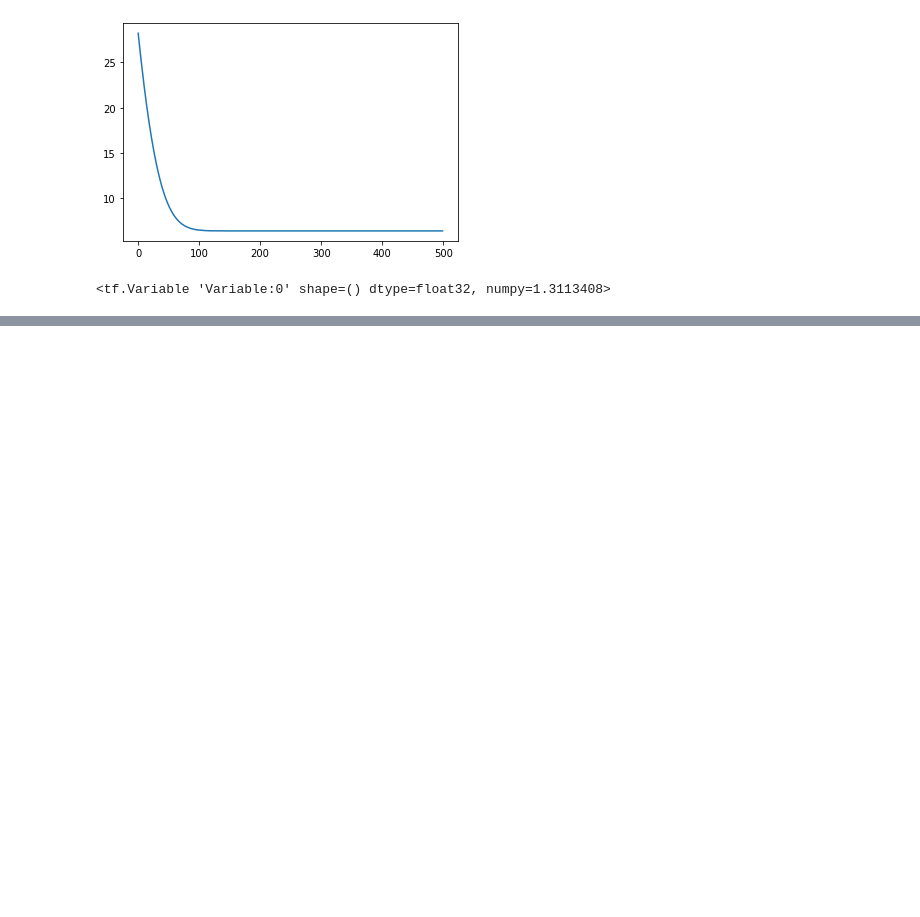
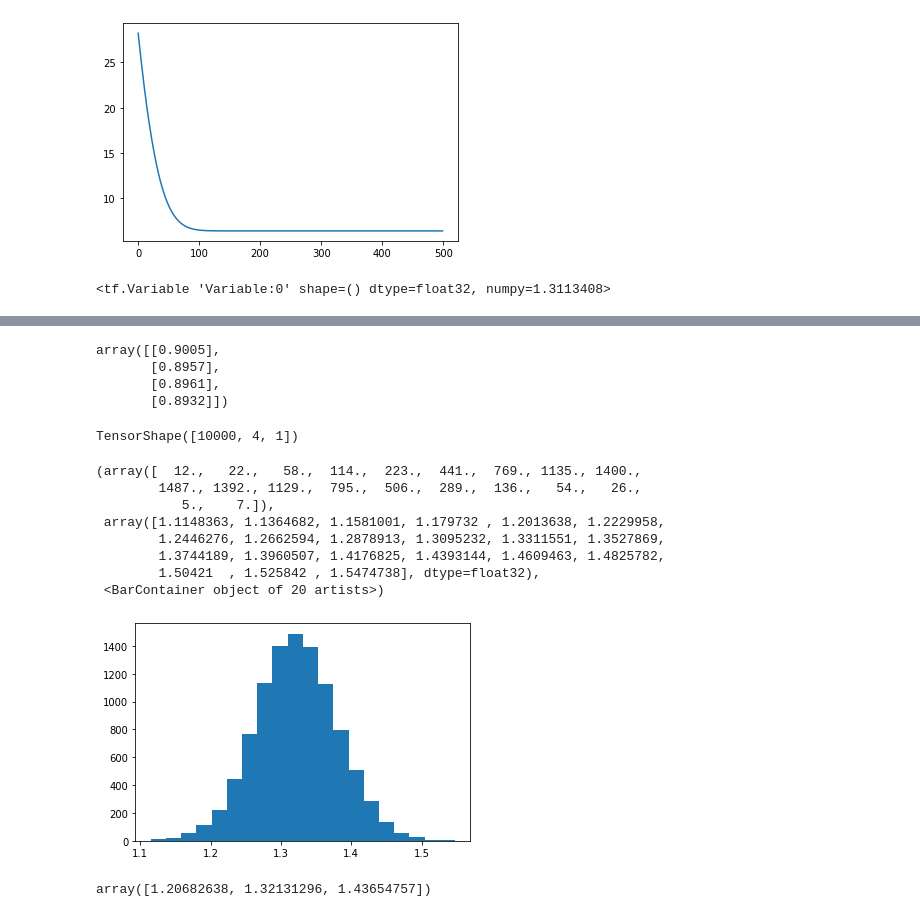
Before and after one commit to dhesse/IN-STK5000-Notebooks-2020, a Jupyter notebook: notebooks/Lecture 09 - More Tensorflow.ipynb, the cells around one changed output, grey strips where cells are left out. Drawn from its saved outputs; the diff is of its cells as text; code cells hidden in the pictures; blank space fills up the shorter version.

```diff
--- a/notebooks/Lecture 09 - More Tensorflow.ipynb
+++ b/notebooks/Lecture 09 - More Tensorflow.ipynb
@@ -115,0 +158,50 @@ R
+# %%
+num_results = int(1e4)
+num_burnin = int(1e4)
+num_chains = 4
+
+adaptive_hmc = tfp.mcmc.DualAveragingStepSizeAdaptation(
+    tfp.mcmc.HamiltonianMonteCarlo(
+        target_log_prob_fn=log_prob,
+        num_leapfrog_steps=3,
+        step_size=0.5),
+    num_adaptation_steps=int(0.8*num_burnin)
+)
+
+@tf.function
+def run_chain():
+    return tfp.mcmc.sample_chain(
+        num_results=num_results,
+        num_burnin_steps=num_burnin,
+        current_state=numpy.ones((num_chains, 1), dtype=numpy.float32),
+        kernel=adaptive_hmc
+    )
+# %%
+samples, kernel_result = run_chain()
+# %%
+kernel_result.inner_results.is_accepted.numpy().sum(axis=0)/num_results
+# %% [output]
+array([[0.9005],
+       [0.8957],
+       [0.8961],
+       [0.8932]])
+# %%
+samples.shape
+# %% [output]
+TensorShape([10000, 4, 1])
+# %%
+plt.hist(samples[:,0,0].numpy(), bins=20)
+# %% [output]
+(array([  12.,   22.,   58.,  114.,  223.,  441.,  769., 1135., 1400.,
+        1487., 1392., 1129.,  795.,  506.,  289.,  136.,   54.,   26.,
+           5.,    7.]),
+ array([1.1148363, 1.1364682, 1.1581001, 1.179732 , 1.2013638, 1.2229958,
+        1.2446276, 1.2662594, 1.2878913, 1.3095232, 1.3311551, 1.3527869,
+        1.3744189, 1.3960507, 1.4176825, 1.4393144, 1.4609463, 1.4825782,
+        1.50421  , 1.525842 , 1.5474738], dtype=float32),
+ <BarContainer object of 20 artists>)
+[figure, added]
+# %%
+numpy.percentile(samples[:,0,0].numpy(), [2.5, 50, 97.5])
+# %% [output]
+array([1.20682638, 1.32131296, 1.43654757])
```
Also changed, not shown: parts of 18 cells of this notebook.
